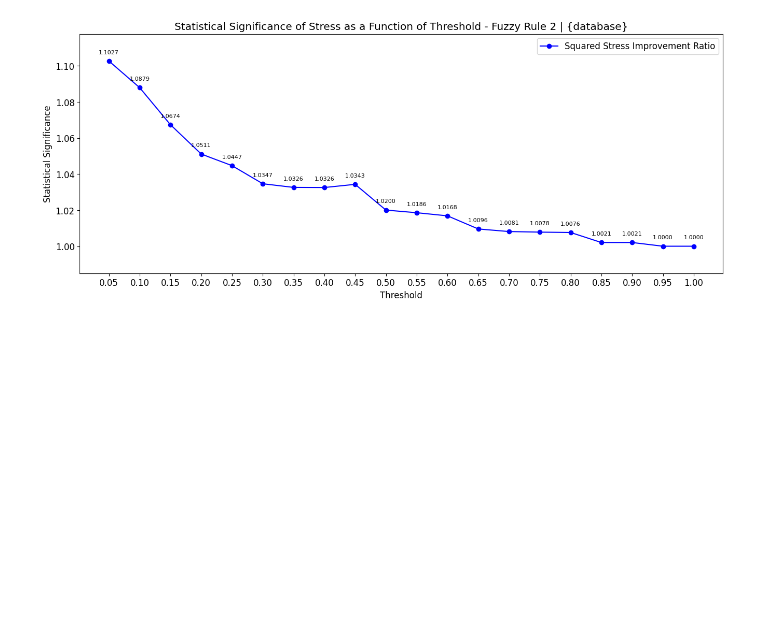
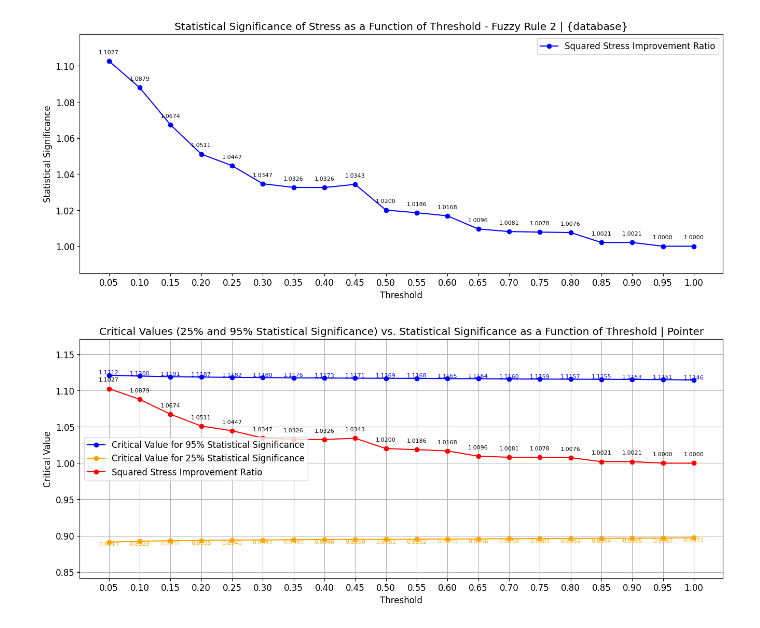
Before and after one commit to DanielUVA/colorConsistency, a Jupyter notebook: Scripts_Colorimetry.ipynb, the cells around one changed output. Saved outputs shown, nothing was run; the diff lists cells and outputs as text; code cells hidden in the pictures; blank space fills up the shorter version.

```diff
--- a/Scripts_Colorimetry.ipynb
+++ b/Scripts_Colorimetry.ipynb
@@ -1350,3 +1250,49 @@ plt.legend()
 plt.show()
 # %% [output]
 [figure]
+# %%
+# Parameters
+alpha = 0.025
+
+# Lists to store critical values
+critical_values_lower_1 = []
+critical_values_upper_1 = []
+
+# Calculate critical values for each threshold value
+for i in range(len(thresholds)):
+    dof_num = len(filtered_dataOut_1[i]) - 1
+    dof_den = len(bad_consistency_data_1[i]) + len(filtered_dataOut_1[i]) - 1
+    critical_value_lower_1 = stats.f.ppf(1 - alpha, dof_num, dof_den)
+    critical_value_upper_1 = stats.f.ppf(alpha, dof_num, dof_den)
+    critical_values_lower_1.append(critical_value_lower_1)
+    critical_values_upper_1.append(critical_value_upper_1)
+
+# Create a line plot for critical values
+plt.figure(figsize=(plot_width, plot_height))
+plt.plot(thresholds, critical_values_lower_1, marker='o', linestyle='-', color='blue', label='Critical Value for 95% Statistical Significance')
+plt.plot(thresholds, critical_values_upper_1, marker='o', linestyle='-', color='orange', label='Critical Value for 25% Statistical Significance')
+plt.plot(thresholds, squared_ratios, marker='o', linestyle='-', color='red', label='Squared Stress Improvement Ratio')
+
+# Add ratio values as annotations at each point
+for i, (x, y) in enumerate(zip(thresholds, squared_ratios)):
+    plt.annotate(f'{y:.4f}', (x, y), textcoords="offset points", xytext=(0,10), ha='center', fontsize=8)
+
+# Show the value of each dot
+for x, y_lower, y_upper in zip(thresholds, critical_values_lower_1, critical_values_upper_1):
+    plt.text(x, y_lower, f'{y_lower:.4f}', ha='center', va='bottom', fontsize=8, color='blue')
+    plt.text(x, y_upper, f'{y_upper:.4f}', ha='center', va='top', fontsize=8, color='orange')
+
+# Adjust the Y-axis range
+plt.ylim( min(min(critical_values_upper_1),min(squared_ratios),min(critical_values_lower_1)) -0.05 , max(max(critical_values_upper_1),max(squared_ratios),max(critical_values_lower_1)) +0.05 )
+
+# X-axis labels
+plt.xticks(thresholds)
+
+plt.xlabel('Threshold')
+plt.ylabel('Critical Value')
+plt.title(f'Critical Values (25% and 95% Statistical Significance) vs. Statistical Significance as a Function of Threshold | {database}')
+plt.legend()
+plt.grid(True)
+plt.show()
+# %% [output]
+[figure, added]
```
Also changed, not shown: parts of 3 cells of this notebook.
